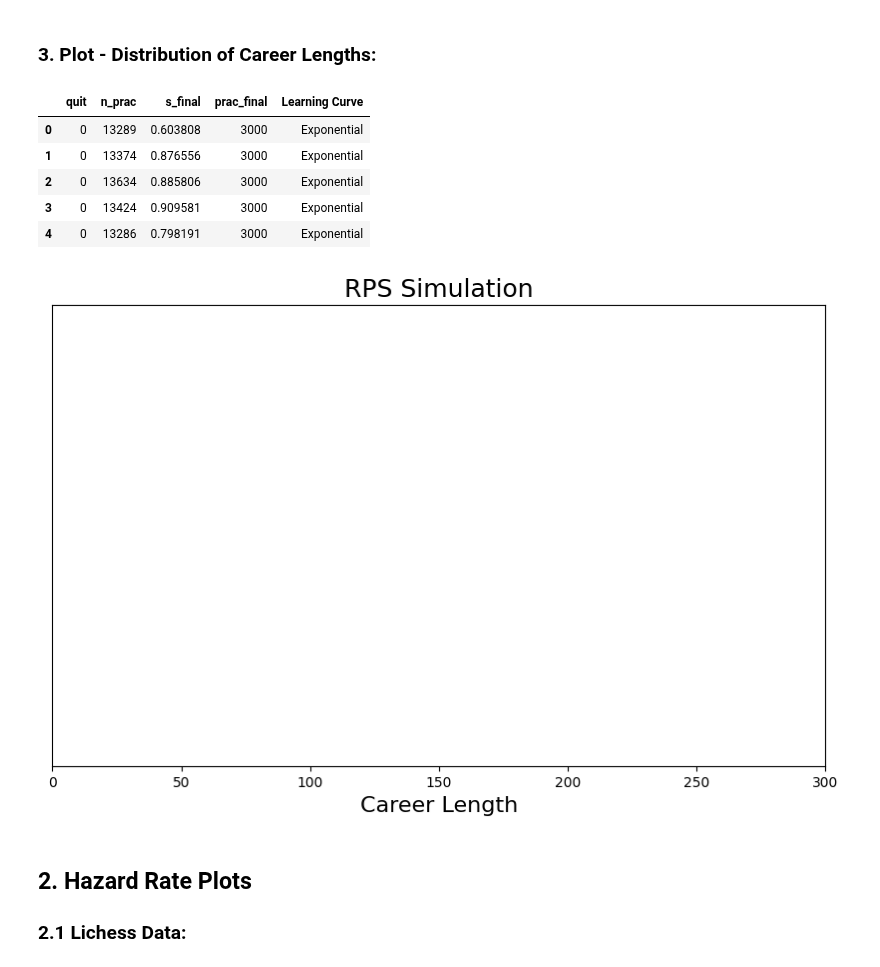
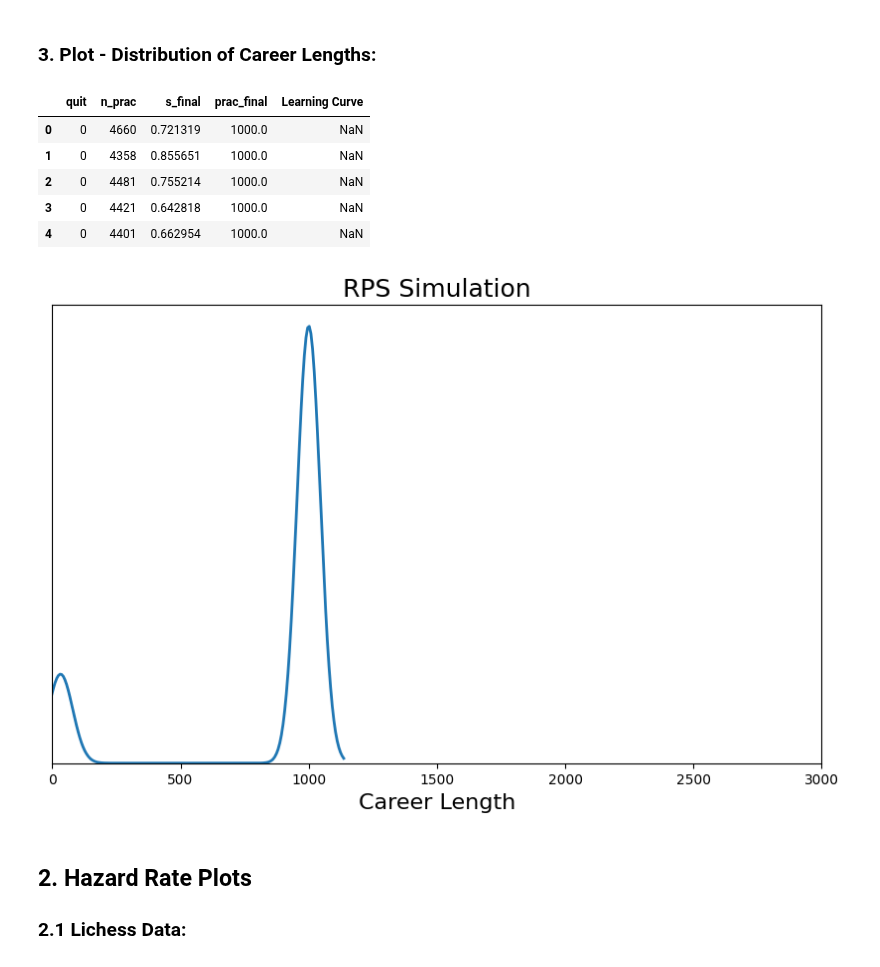
Before and after one commit to plaskar/rps_model, a Jupyter notebook: notebooks/Quit times.ipynb, the cells around one changed output. Drawn from its saved outputs; the diff is of its cells as text; code cells hidden in the pictures.

```diff
--- a/notebooks/Quit times.ipynb
+++ b/notebooks/Quit times.ipynb
@@ -93,7 +94,7 @@ for i in range(n_sims):
                     practice_rate_func = simple_linear_rate(a=0.2, b=5),
                     waiting_time_dist = exponential_waiting_time,
                     initial_skill=0.1, initial_practice_rate=1,
-                    quit_thresh=20, max_time=3000)
+                    quit_thresh=10, max_time=1000)
 
     tmp_sim.run_simulation()
     quit_tmp = tmp_sim.quit # quit?
@@ -133,12 +134,12 @@ n_prac_log = [] # number of pracytice events
 s_final_log = [] # final skill
 prac_final_log = []
 for i in range(n_sims):
-    tmp_sim = RPS_quittime(learning_func = logistic_learning(alpha=0.2),
+    tmp_sim = RPS_quittime(learning_func = logistic_learning(alpha=0.4),
                     forgetting_func = exponential_forgetting(forgetting_rate=0.2),
                     practice_rate_func = simple_linear_rate(a=0.2, b=5),
                     waiting_time_dist = exponential_waiting_time,
                     initial_skill=0.1, initial_practice_rate=1,
-                    quit_thresh=20, max_time=3000)
+                    quit_thresh=10, max_time=1000)
 
     tmp_sim.run_simulation()
     quit_tmp = tmp_sim.quit # quit?
@@ -181,48 +196,48 @@ plt.show()
 # %% [markdown]
 ### 3. Plot - Distribution of Career Lengths:
 # %%
-df_exp_quit['Learning Curve'] = 'Exponential'
+#df_exp_quit['Learning Curve'] = 'Exponential'
 df_log_quit['Learning Curve'] = 'Logistic'
 
 df_rps_sim  = pd.concat([df_exp_quit, df_log_quit])
 df_rps_sim.head()
 # %% [output]
 |  | quit | n_prac | s_final | prac_final | Learning Curve |
-| 0 | 0 | 13289 | 0.603808 | 3000 | Exponential |
-| 1 | 0 | 13374 | 0.876556 | 3000 | Exponential |
-| 2 | 0 | 13634 | 0.885806 | 3000 | Exponential |
-| 3 | 0 | 13424 | 0.909581 | 3000 | Exponential |
-| 4 | 0 | 13286 | 0.798191 | 3000 | Exponential |
+| 0 | 0 | 4660 | 0.721319 | 1000.0 | NaN |
+| 1 | 0 | 4358 | 0.855651 | 1000.0 | NaN |
+| 2 | 0 | 4481 | 0.755214 | 1000.0 | NaN |
+| 3 | 0 | 4421 | 0.642818 | 1000.0 | NaN |
+| 4 | 0 | 4401 | 0.662954 | 1000.0 | NaN |
 # %%
 sigmoid_colour = '#f77150'
 concave_colour = '#466be8'
-max_time = 300 # make sure it matches the simulation parameter above
+max_time = 3000 # make sure it matches the simulation parameter above
 
 plt.figure(figsize=( 10,6))
 ax = sns.kdeplot(data=df_log_quit,
             x='prac_final',
             #hue='Learning Curve',
             fill=False,
             alpha=1,
             linewidth=2,
             bw_adjust=0.68)
            # palette=[concave_colour, sigmoid_colour])
 
 
 #sns.move_legend(ax, 'upper left')
 #plt.setp(ax.get_legend().get_texts(), fontsize=12) # legend txt settings
 #plt.setp(ax.get_legend().get_title(), fontsize=14) # legend title settings
 
 plt.xlabel('Career Length', fontsize=16)
 plt.ylabel('', fontsize=16)
 plt.title('RPS Simulation', fontsize=18)
 plt.xlim([0, max_time])
 plt.yticks([])
 
 plt.savefig('../plots/rps_sim_carlen_compare.jpg', dpi=512)
 plt.show()
 # %% [output]
-[figure, old version]
+[figure, new version]
 # %% [markdown]
 ## 2. Hazard Rate Plots
 
```
Also changed, not shown: parts of 9 cells of this notebook, 13 other files.
